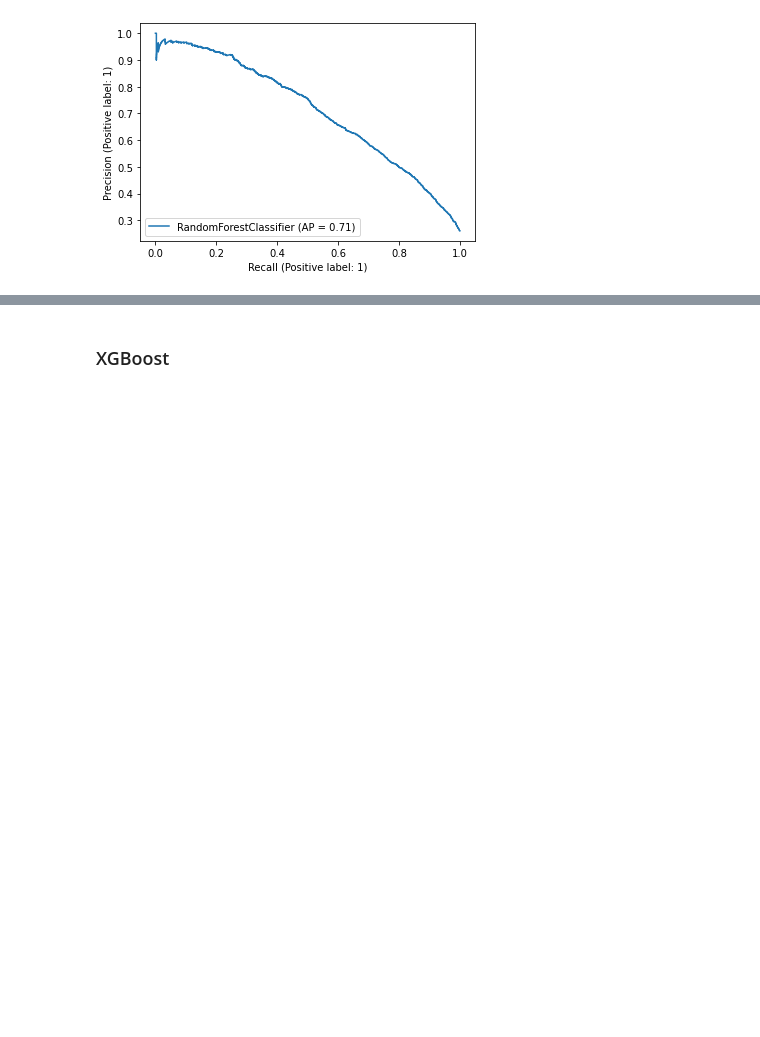
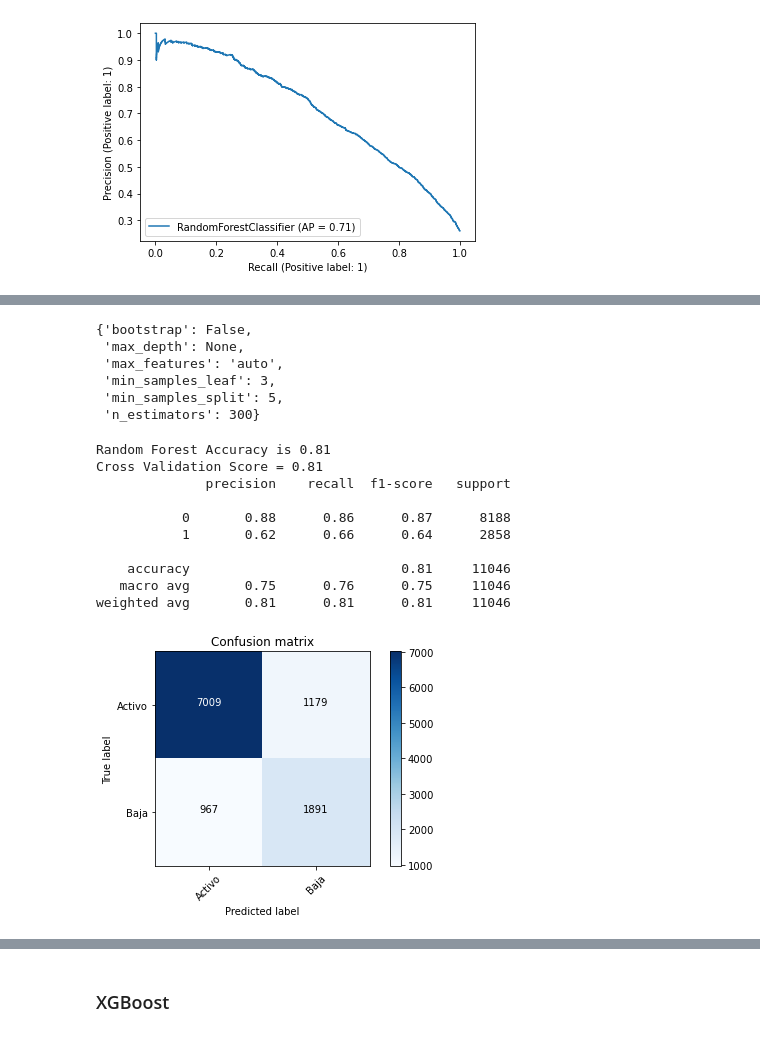
Before and after one commit to albertodiazr/TFM_churn, a Jupyter notebook: notebooks/03.MVP_Target_Encoding.ipynb, the cells around one changed output, grey strips where cells are left out. Cells and saved outputs as stored; diff of their text form; code cells hidden in the pictures; blank space fills up the shorter version.

```diff
--- a/notebooks/03.MVP_Target_Encoding.ipynb
+++ b/notebooks/03.MVP_Target_Encoding.ipynb
@@ -540,0 +538,18 @@ plot_precision_recall_curve(rfc, X_test, y_test);
+# %%
+from sklearn.ensemble import RandomForestClassifier
+
+skf = StratifiedKFold(n_splits=3)
+
+param_grid = {
+    'bootstrap': [True, False],
+    'max_depth': [5, 10, None],
+    'max_features': ['auto', 5, 10],
+    'min_samples_leaf': [1, 3],
+    'min_samples_split': [2, 5],
+    'n_estimators': [100, 300]
+}
+
+rfc_2 = GridSearchCV(estimator = RandomForestClassifier(class_weight="balanced"), param_grid = param_grid,
+                          cv = skf, n_jobs = -1, verbose = 2, scoring = 'recall_macro')
+
+rfc_2.fit(X_train, y_train)
@@ -540,0 +567,44 @@ plot_precision_recall_curve(rfc, X_test, y_test);
+# %%
+rfc_2.best_params_
+# %% [output]
+{'bootstrap': False,
+ 'max_depth': None,
+ 'max_features': 'auto',
+ 'min_samples_leaf': 3,
+ 'min_samples_split': 5,
+ 'n_estimators': 300}
+# %%
+from sklearn.ensemble import RandomForestClassifier
+
+rfc_2 = RandomForestClassifier(min_samples_leaf = 3,
+                                       min_samples_split = 5,
+                                       max_depth = None,
+                                       n_estimators = 300,
+                                       max_features = 'auto',
+                                       bootstrap = False, class_weight = "balanced")
+rfc_2.fit(X_train, y_train)
+y_pred = rfc_2.predict(X_test)
+
+print("Random Forest Accuracy is %2.2f" % accuracy_score(y_test, y_pred))
+
+skf = StratifiedKFold(n_splits=10)
+score_rfc2 = cross_val_score(rfc_2, X_train, y_train, cv=skf).mean()
+print("Cross Validation Score = %2.2f" % score_rfc2)
+
+
+print(classification_report(y_test,y_pred ))
+
+cm = confusion_matrix(y_test,y_pred)
+plot_confusion_matrix(cm, classes=class_names, title='Confusion matrix')
+# %% [output]
+Random Forest Accuracy is 0.81
+Cross Validation Score = 0.81
+              precision    recall  f1-score   support
+
+           0       0.88      0.86      0.87      8188
+           1       0.62      0.66      0.64      2858
+
+    accuracy                           0.81     11046
+   macro avg       0.75      0.76      0.75     11046
+weighted avg       0.81      0.81      0.81     11046
+[figure, added]
```
Also changed, not shown: parts of 14 cells of this notebook, 1 other file.
